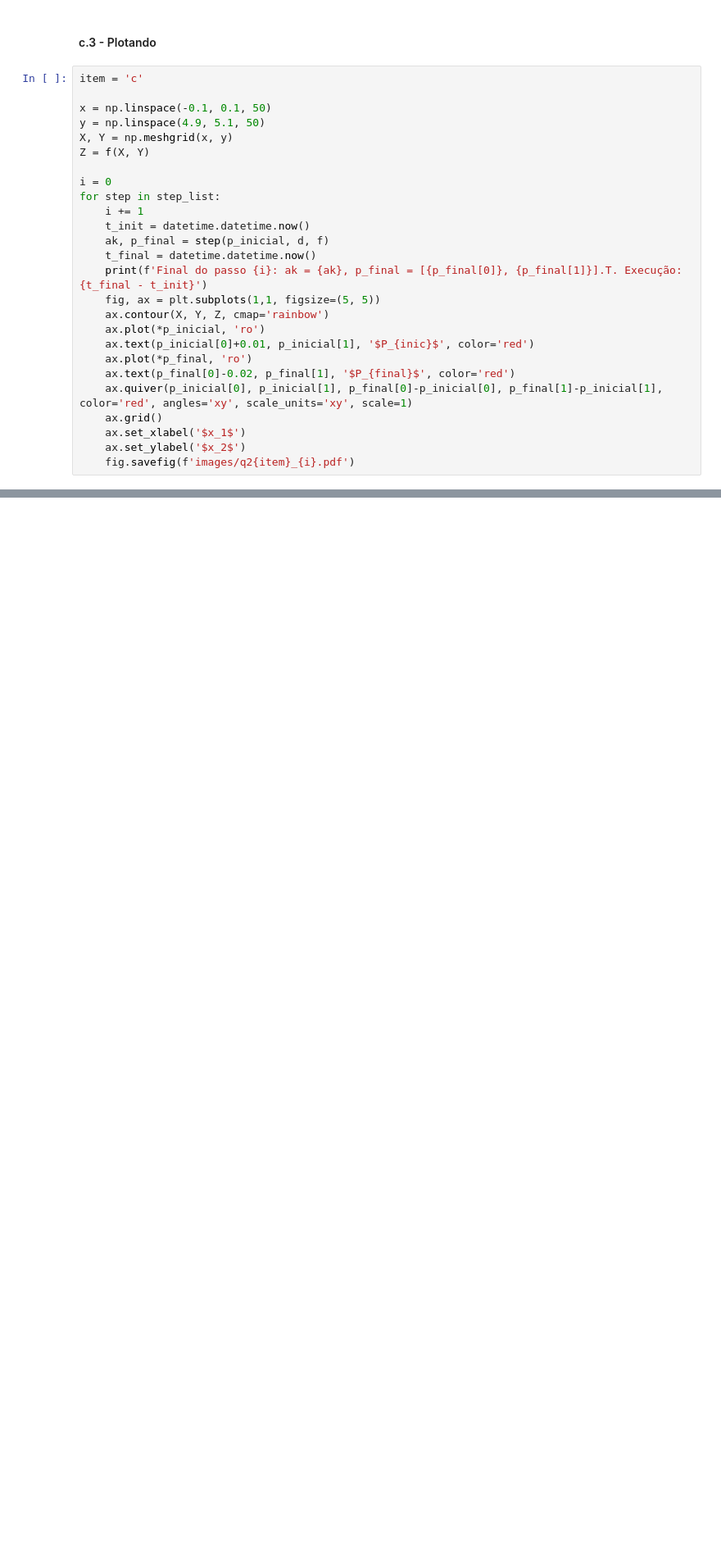
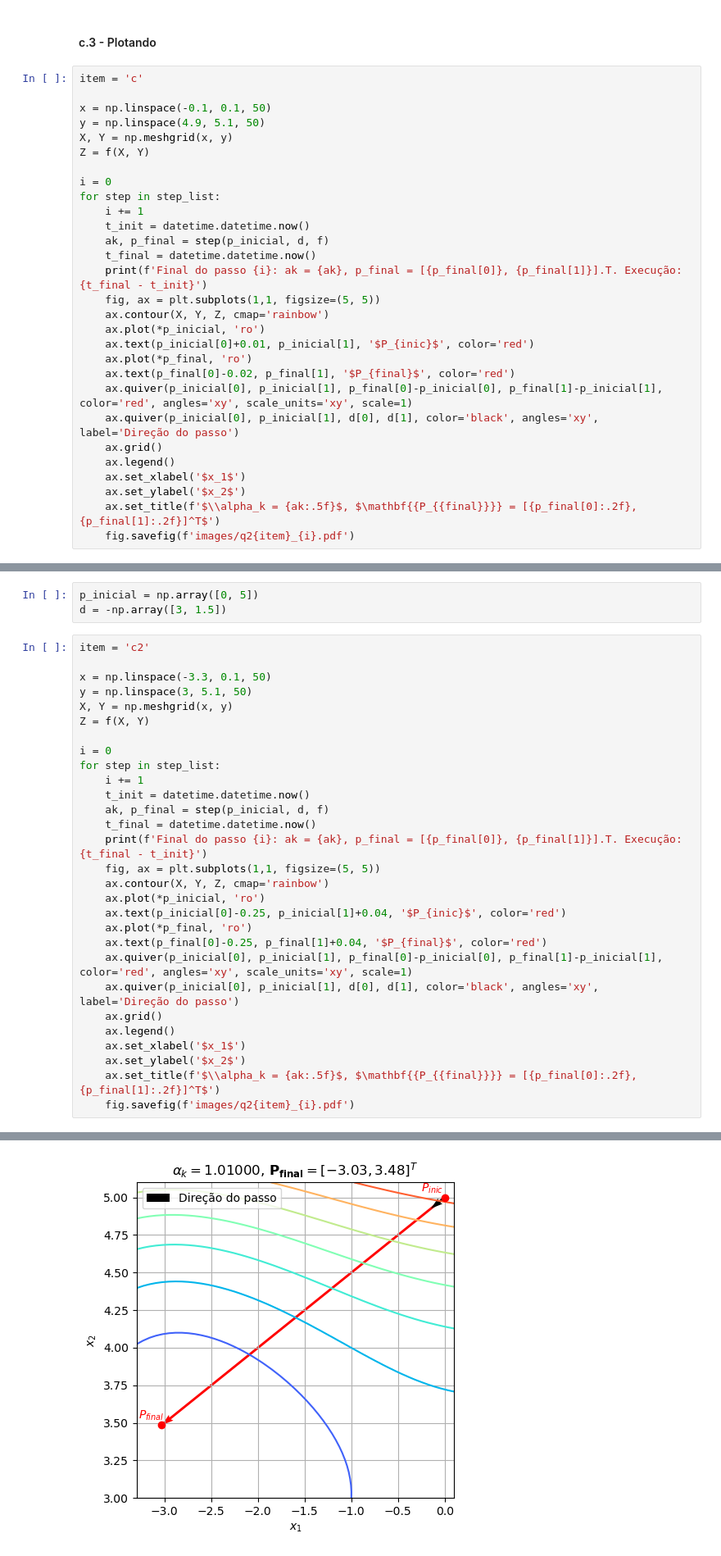
Before and after one commit to prj-phcp/MEC2403_Activities, a Jupyter notebook: Lista1/Lista1.ipynb, the cells around one changed output, grey strips where cells are left out. Shown at 82% size. Drawn from its saved outputs; the diff is of its cells as text; blank space fills up the shorter version.

```diff
--- a/Lista1/Lista1.ipynb
+++ b/Lista1/Lista1.ipynb
@@ -184,8 +190,11 @@ for step in step_list:
     ax.plot(*p_final, 'ro')
     ax.text(p_final[0]-0.02, p_final[1], '$P_{final}$', color='red')
     ax.quiver(p_inicial[0], p_inicial[1], p_final[0]-p_inicial[0], p_final[1]-p_inicial[1], color='red', angles='xy', scale_units='xy', scale=1)
+    ax.quiver(p_inicial[0], p_inicial[1], d[0], d[1], color='black', angles='xy', label='Direção do passo')
     ax.grid()
+    ax.legend()
     ax.set_xlabel('$x_1$')
     ax.set_ylabel('$x_2$')
+    ax.set_title(f'$\\alpha_k = {ak:.5f}$, $\mathbf{{P_{{final}}}} = [{p_final[0]:.2f}, {p_final[1]:.2f}]^T$')
     fig.savefig(f'images/q2{item}_{i}.pdf')
 # %% [output]
@@ -197,0 +207,33 @@ Final do passo 3: ak = 3.665687179287021e-06, p_final = [1.0997061537861063e-05,
+# %%
+p_inicial = np.array([0, 5])
+d = -np.array([3, 1.5])
+# %%
+item = 'c2'
+
+x = np.linspace(-3.3, 0.1, 50)
+y = np.linspace(3, 5.1, 50)
+X, Y = np.meshgrid(x, y)
+Z = f(X, Y)
+
+i = 0
+for step in step_list:
+    i += 1
+    t_init = datetime.datetime.now()
+    ak, p_final = step(p_inicial, d, f)
+    t_final = datetime.datetime.now()
+    print(f'Final do passo {i}: ak = {ak}, p_final = [{p_final[0]}, {p_final[1]}].T. Execução:{t_final - t_init}')
+    fig, ax = plt.subplots(1,1, figsize=(5, 5))
+    ax.contour(X, Y, Z, cmap='rainbow')
+    ax.plot(*p_inicial, 'ro')
+    ax.text(p_inicial[0]-0.25, p_inicial[1]+0.04, '$P_{inic}$', color='red')
+    ax.plot(*p_final, 'ro')
+    ax.text(p_final[0]-0.25, p_final[1]+0.04, '$P_{final}$', color='red')
+    ax.quiver(p_inicial[0], p_inicial[1], p_final[0]-p_inicial[0], p_final[1]-p_inicial[1], color='red', angles='xy', scale_units='xy', scale=1)
+    ax.quiver(p_inicial[0], p_inicial[1], d[0], d[1], color='black', angles='xy', label='Direção do passo')
+    ax.grid()
+    ax.legend()
+    ax.set_xlabel('$x_1$')
+    ax.set_ylabel('$x_2$')
+    ax.set_title(f'$\\alpha_k = {ak:.5f}$, $\mathbf{{P_{{final}}}} = [{p_final[0]:.2f}, {p_final[1]:.2f}]^T$')
+    fig.savefig(f'images/q2{item}_{i}.pdf')
+# %% [output]
@@ -197,0 +243 @@ Final do passo 3: ak = 3.665687179287021e-06, p_final = [1.0997061537861063e-05,
+[figure, added]
```
Also changed, not shown: parts of 5 cells of this notebook, 16 other files.
